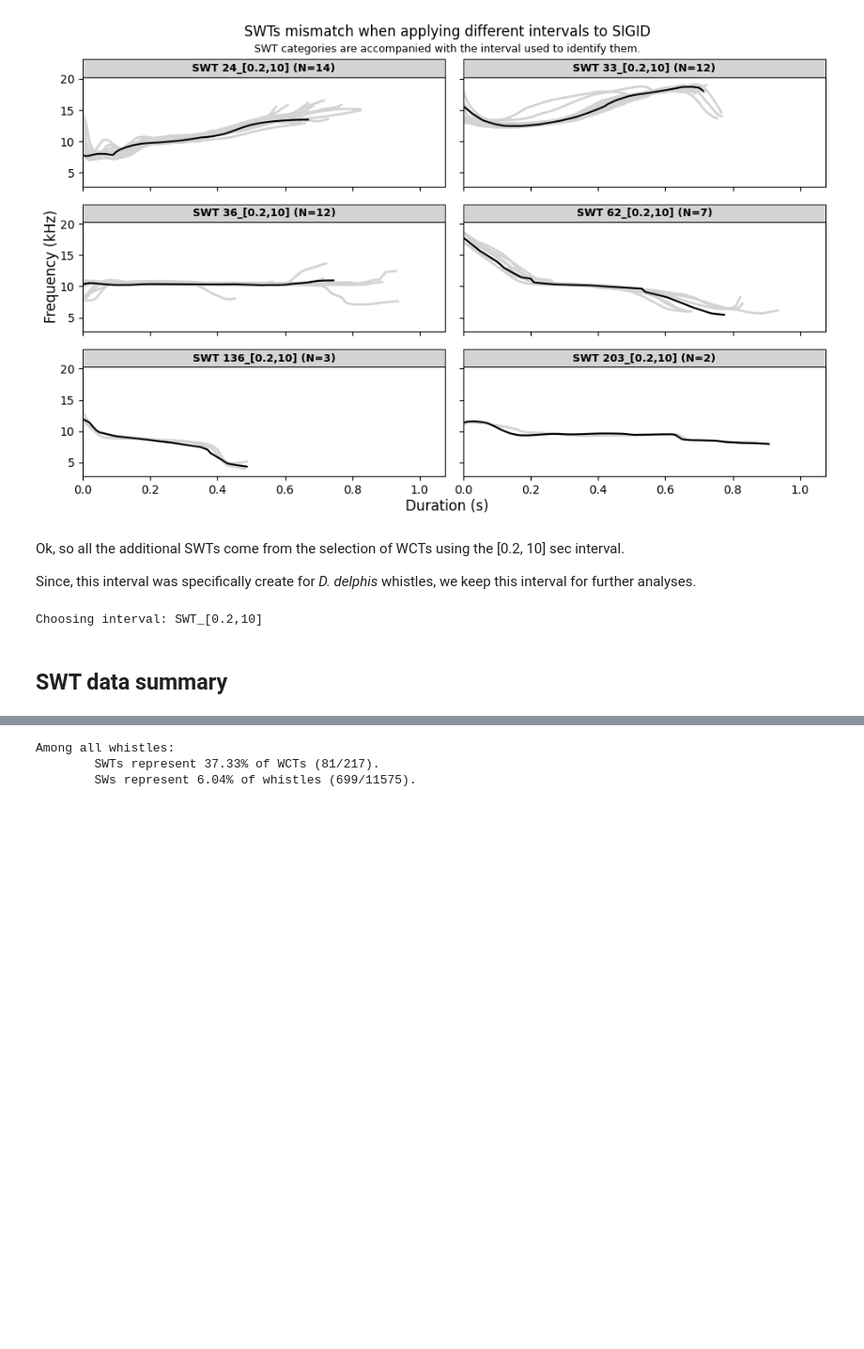
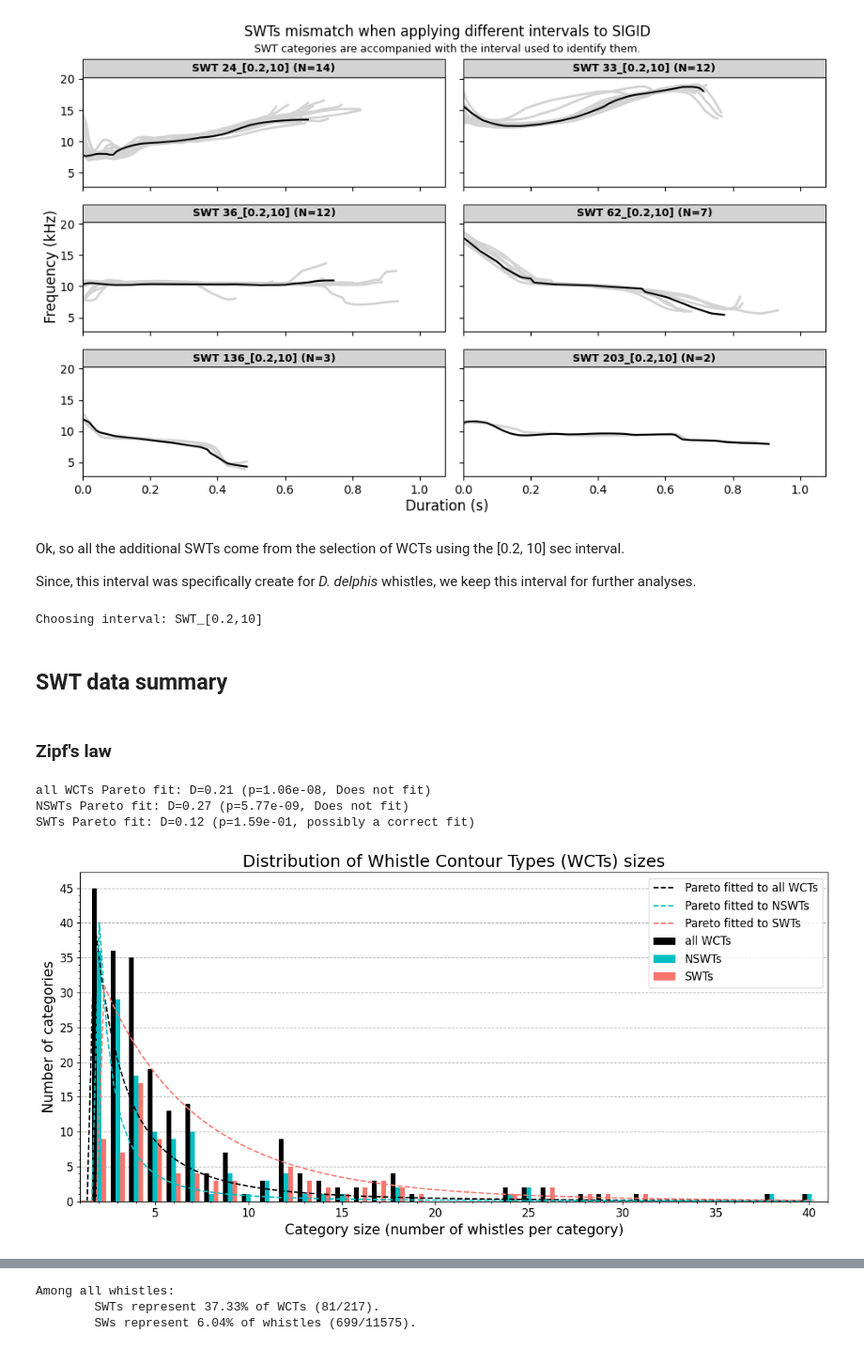
Before and after one commit to Loic-lhf/SIGWI, a Jupyter notebook: WCT_analysis.ipynb, the cells around one changed output, grey strips where cells are left out. Shown at 94% size. Saved outputs shown, nothing was run; the diff lists cells and outputs as text; code cells hidden in the pictures; blank space fills up the shorter version.

Commit message:
Zipf's update

```diff
--- a/WCT_analysis.ipynb
+++ b/WCT_analysis.ipynb
@@ -106,3 +108,76 @@ results_df['is_SW'] = results_df[the_interval].astype(int)
 Choosing interval: SWT_[0.2,10]
 # %% [markdown]
 ## SWT data summary
+# %% [markdown]
+### Zipf's law
+# %%
+# Distribution plots
+wct_no_swt_sizes = results_df[results_df["is_SW"]==0]['category'].value_counts().drop(index=-1)
+wct_sizes = results_df['category'].value_counts().drop(index=-1)
+swt_sizes = results_df[results_df["is_SW"]==1]['category'].value_counts()
+
+# Barplot
+width = 0.25 # max 0.33
+bar_fig, bar_ax = plt.subplots(1, 1, figsize=(12,6))
+for i, (size_list, name, color) in enumerate(zip(
+        [wct_sizes, wct_no_swt_sizes, swt_sizes],
+        ["all WCTs", "NSWTs", "SWTs"],
+        ["black", "#00BFC4", "#F8766D"]
+        )):
+
+    size_distribution = pd.DataFrame({
+        'Category Size': size_list.values,
+        'Number of Categories': [1] * len(size_list)
+        }).groupby('Category Size')['Number of Categories'].sum().reset_index()
+    size_distribution['Category Size'] = pd.to_numeric(size_distribution['Category Size'])
+
+    if i == 0:
+        factor = -1
+    if i == 1:
+        factor = 0
+    if i == 2:
+        factor = 1
+    bar_ax.bar(
+        x=np.array(size_distribution['Category Size'])+factor*width,
+        height=size_distribution['Number of Categories'],
+        label=name, width=width, color=color)
+
+
+    # Fits a power law of distribution ?
+    x = np.linspace(0, 40, 100)
+    shape, loc, scale = stats.pareto.fit(size_list)
+    bar_ax.plot(
+        x+factor*width,
+        max(size_list)*stats.pareto.pdf(x, shape, loc, scale)/max(stats.pareto.pdf(x, shape, loc, scale)),
+        '--', label=f"Pareto fitted to {name}", color=color)
+    D, p_value = stats.kstest(size_list, "pareto", args=(shape, loc, scale))
+    print(f"{name} Pareto fit: D={D:.2f} (p={p_value:.2e}, {'Does not fit' if p_value < 0.05 else 'possibly a correct fit'})")
+
+
+bar_ax.set_title('Distribution of Whistle Contour Types (WCTs) sizes', fontsize=18)
+bar_ax.set_xlabel('Category size (number of whistles per category)', fontsize=15)
+bar_ax.set_ylabel('Number of categories', fontsize=15)
+
+major_ticks = np.arange(0,46,5)
+minor_ticks = np.arange(0,46,1)
+
+bar_ax.set_xticks(major_ticks)
+bar_ax.set_xticks(minor_ticks, minor=True)
+bar_ax.set_yticks(major_ticks)
+bar_ax.set_yticks(minor_ticks, minor=True)
+
+bar_ax.grid(visible=True, which="major", axis='y', linestyle='--', alpha=1)
+bar_ax.legend(prop={'size': 12})
+bar_ax.set_xlim(1, 41)
+bar_ax.tick_params(axis='both', labelsize=12)
+bar_ax.set_axisbelow(True)
+
+# Adjust layout to prevent label cutoff
+bar_fig.tight_layout()
+bar_fig.savefig("/home/loic/Pictures/CDD/WCTs_SWTs_distribution.pdf")
+plt.show()
+# %% [output]
+all WCTs Pareto fit: D=0.21 (p=1.06e-08, Does not fit)
+NSWTs Pareto fit: D=0.27 (p=5.77e-09, Does not fit)
+SWTs Pareto fit: D=0.12 (p=1.59e-01, possibly a correct fit)
+[figure, added]
```
Also changed, not shown: parts of 12 cells of this notebook.
